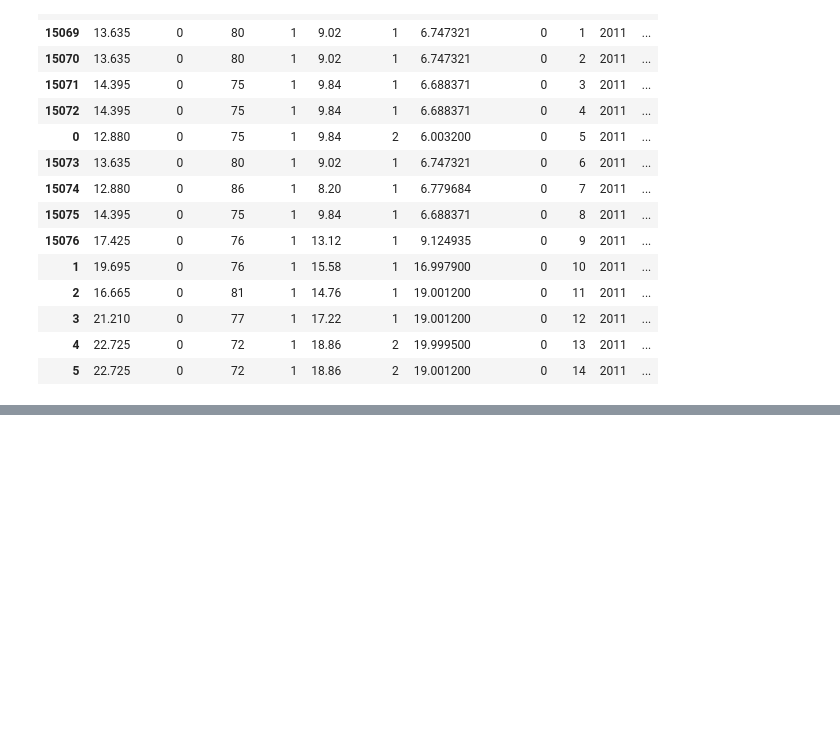
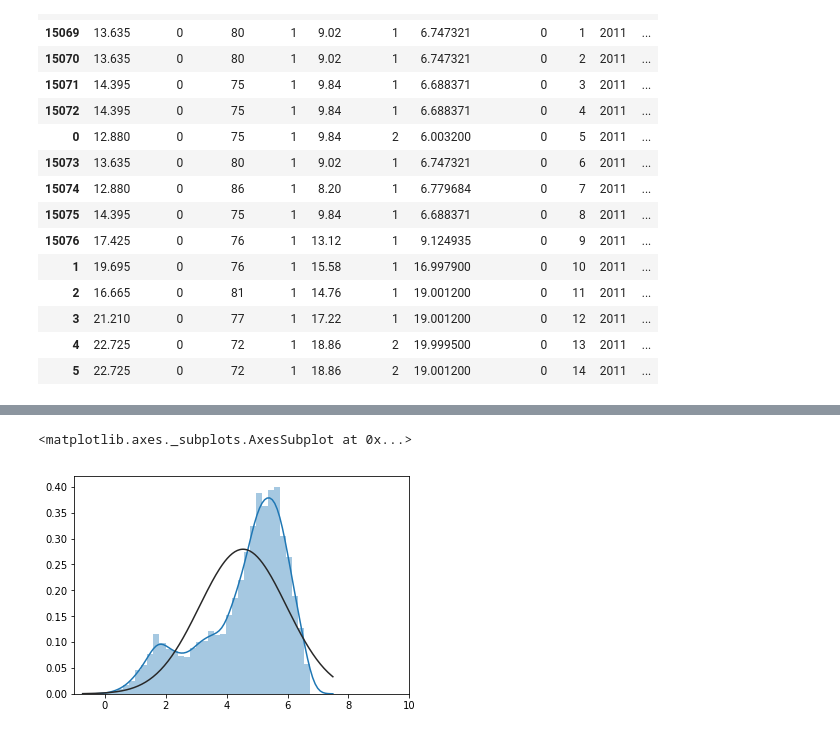
Before and after one commit to SeanWangYS/KaggleCompetition, a Jupyter notebook: bike-sharing-demand.ipynb, the cells around one changed output, grey strips where cells are left out. Saved outputs shown, nothing was run; the diff lists cells and outputs as text; code cells hidden in the pictures; blank space fills up the shorter version.

```diff
--- a/bike-sharing-demand.ipynb
+++ b/bike-sharing-demand.ipynb
@@ -273,0 +296,6 @@ array([2.4162119 , 1.65324576, 1.12415194, ..., 4.98824716, 4.70277445,
+# %%
+from sklearn.ensemble import GradientBoostingRegressor
+
+gbModel = GradientBoostingRegressor(n_estimators=1000, random_state=42)
+gbModel.fit(dataTrain, yLabelLog) #這裡取過log的Label去train model
+gb_predsLog = gbModel.predict(dataTest)
@@ -273,0 +304,10 @@ array([2.4162119 , 1.65324576, 1.12415194, ..., 4.98824716, 4.70277445,
+# %%
+# predsLog = np.mean([rf_predsLog, gb_predsLog],0) # magic method: ensemble
+predsLog = 0.3*rf_predsLog + 0.7*gb_predsLog # magic method: ensemble
+# %%
+fig, ax = plt.subplots(nrows=1,ncols=1)
+ax.set_xlim(-1,10)
+sns.distplot(predsLog, fit=norm)
+# %% [output]
+<matplotlib.axes._subplots.AxesSubplot at 0x...>
+[figure, added]
```
Also changed, not shown: parts of 26 cells of this notebook.
